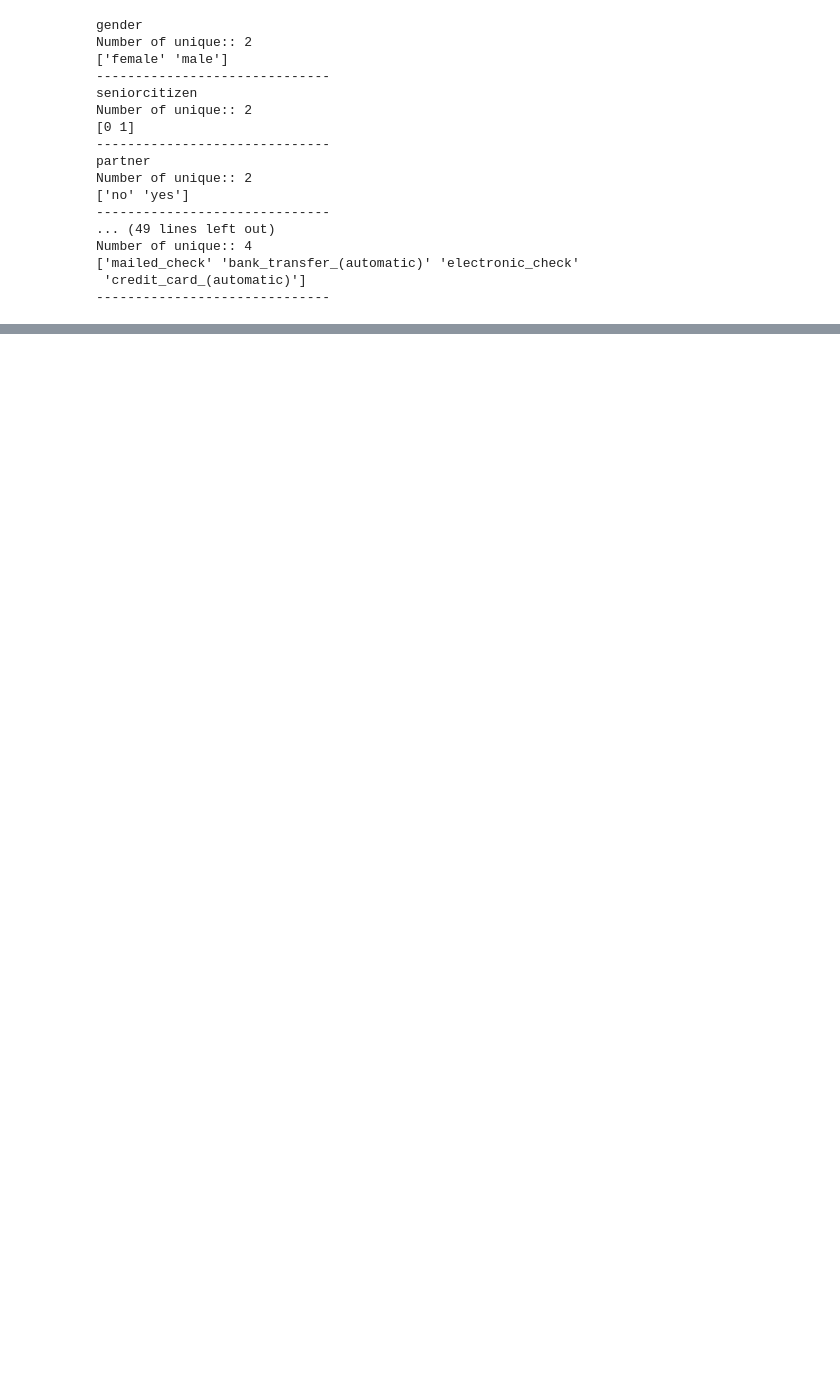
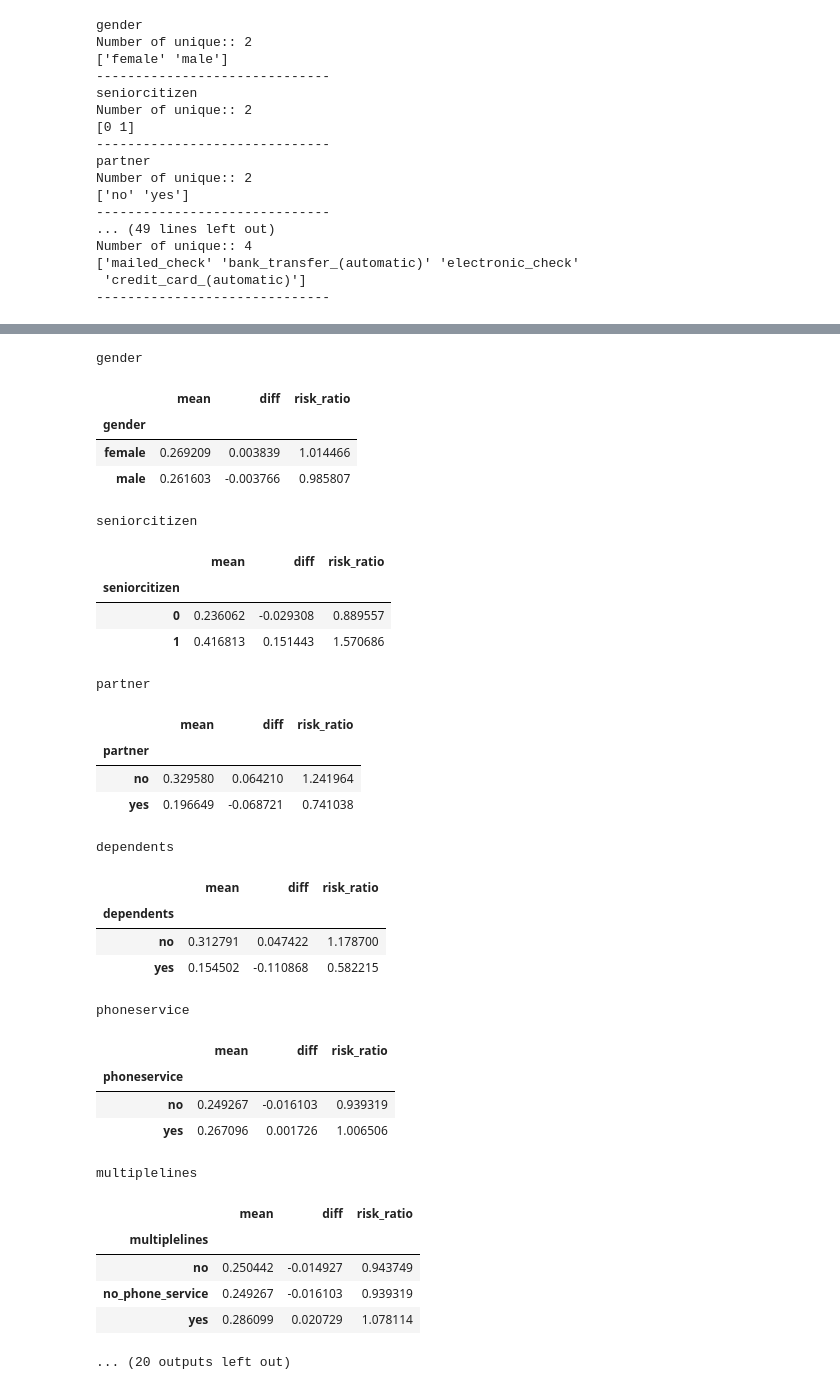
Before and after one commit to madhuri-15/mlbookcamp-homeworks, a Jupyter notebook: Week3-Classification/Project/ChurnPrediction.ipynb, the cells around one changed output, grey strips where cells are left out. Drawn from its saved outputs; the diff is of its cells as text; code cells hidden in the pictures; blank space fills up the shorter version.

```diff
--- a/Week3-Classification/Project/ChurnPrediction.ipynb
+++ b/Week3-Classification/Project/ChurnPrediction.ipynb
@@ -217,0 +255,43 @@ Number of unique:: 4
+# %%
+from IPython.display import display
+
+for col in categorical_cols:
+    print(col)
+    grp_churn = data.groupby(by=[col])['churn'].agg(func=['mean'])
+    grp_churn['diff'] = grp_churn['mean'] - global_churn
+    grp_churn['risk_ratio'] = grp_churn['mean'] / global_churn
+    display(grp_churn)
+    print()
+# %% [output]
+gender
+|  | mean | diff | risk_ratio |
+| gender |  |  |  |
+| female | 0.269209 | 0.003839 | 1.014466 |
+| male | 0.261603 | -0.003766 | 0.985807 |
+seniorcitizen
+|  | mean | diff | risk_ratio |
+| seniorcitizen |  |  |  |
+| 0 | 0.236062 | -0.029308 | 0.889557 |
+| 1 | 0.416813 | 0.151443 | 1.570686 |
+partner
+|  | mean | diff | risk_ratio |
+| partner |  |  |  |
+| no | 0.329580 | 0.064210 | 1.241964 |
+| yes | 0.196649 | -0.068721 | 0.741038 |
+dependents
+|  | mean | diff | risk_ratio |
+| dependents |  |  |  |
+| no | 0.312791 | 0.047422 | 1.178700 |
+| yes | 0.154502 | -0.110868 | 0.582215 |
+phoneservice
+|  | mean | diff | risk_ratio |
+| phoneservice |  |  |  |
+| no | 0.249267 | -0.016103 | 0.939319 |
+| yes | 0.267096 | 0.001726 | 1.006506 |
+multiplelines
+|  | mean | diff | risk_ratio |
+| multiplelines |  |  |  |
+| no | 0.250442 | -0.014927 | 0.943749 |
+| no_phone_service | 0.249267 | -0.016103 | 0.939319 |
+| yes | 0.286099 | 0.020729 | 1.078114 |
+... (20 outputs left out)
```
Also changed, not shown: parts of 12 cells of this notebook.
